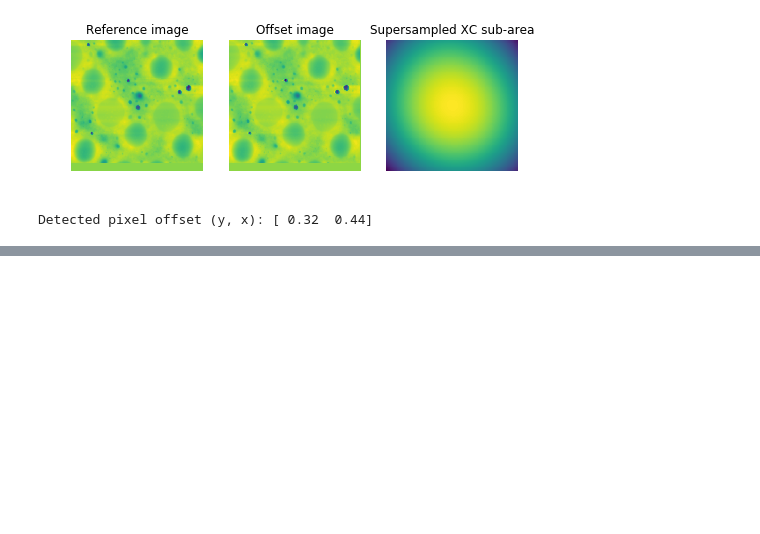
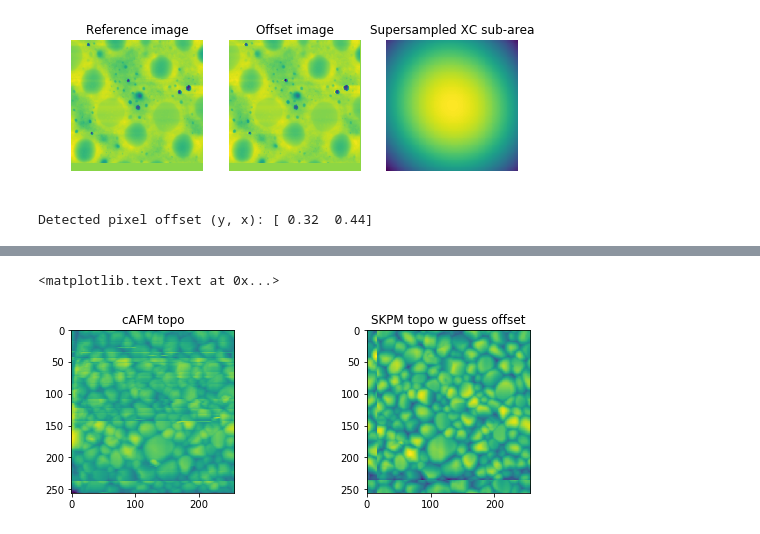
Before and after one commit to kongjy/hyperAFM, a Jupyter notebook: Notebooks/ImageAlignment.ipynb, the cells around one changed output, grey strips where cells are left out. Saved outputs shown, nothing was run; the diff lists cells and outputs as text; code cells hidden in the pictures; blank space fills up the shorter version.

```diff
--- a/Notebooks/ImageAlignment.ipynb
+++ b/Notebooks/ImageAlignment.ipynb
@@ -390,0 +433,16 @@ Detected pixel offset (y, x): [ 0.32  0.44]
+# %%
+guess = (-20, 15)
+SKPM_guess = fourier_shift(np.fft.fftn(SKPMtopo), guess)
+SKPM_guess = np.fft.ifftn(SKPM_guess)
+
+fig = plt.figure(figsize=(15, 3))
+ax1 = plt.subplot(1, 3, 1, adjustable='box-forced')
+ax2 = plt.subplot(1, 3, 2, sharex=ax1, sharey=ax1, adjustable='box-forced')
+
+ax1.imshow(cAFMtopo)
+ax1.set_title("cAFM topo")
+ax2.imshow(SKPM_guess.real)
+ax2.set_title("SKPM topo w guess offset")
+# %% [output]
+<matplotlib.text.Text at 0x...>
+[figure, added]
```
Also changed, not shown: parts of 7 cells of this notebook, 4 other files.
